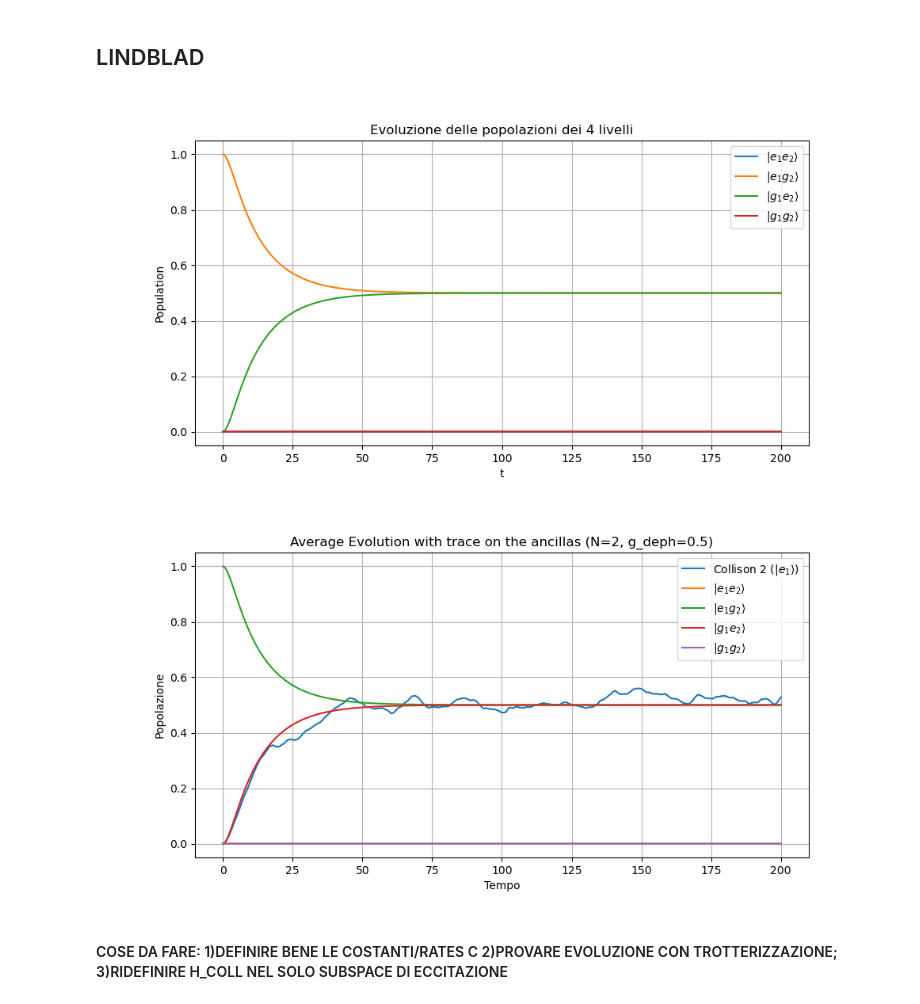
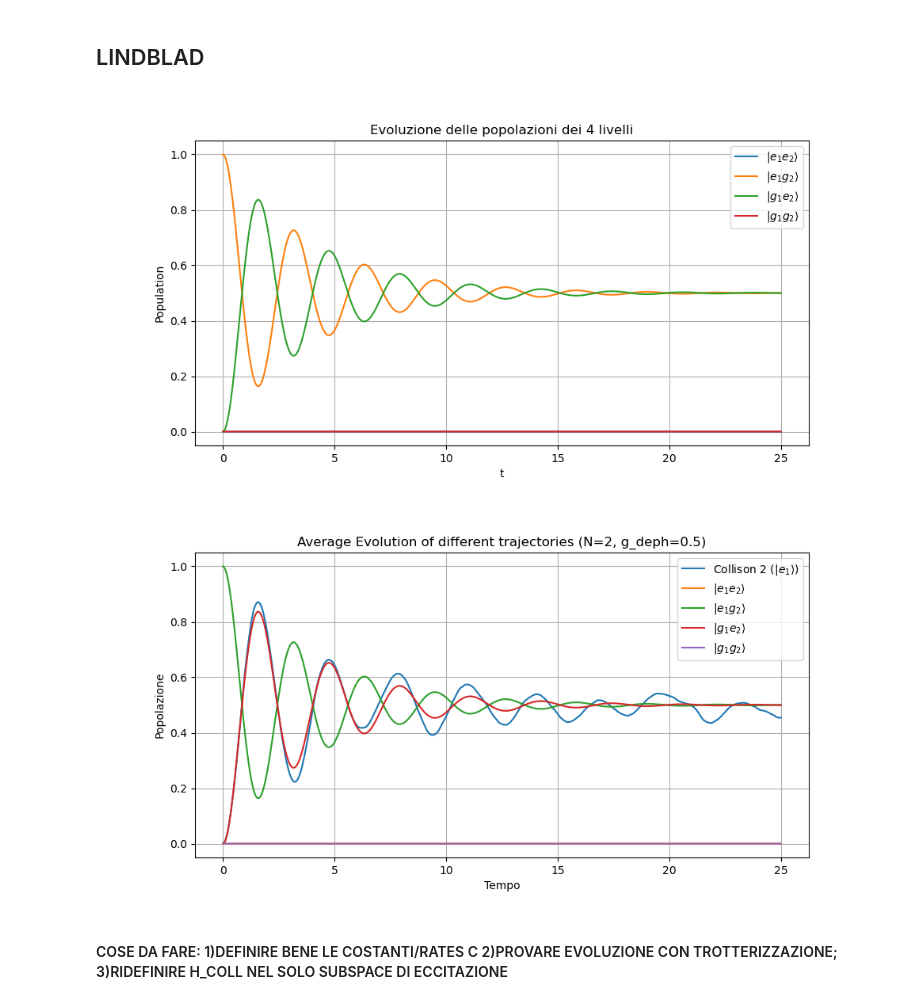
Before and after one commit to francescociavarella/Collisional-Methods, a Jupyter notebook: Codes/Exciton Dimer.ipynb, the cells around one changed output. Cells and saved outputs as stored; diff of their text form; code cells hidden in the pictures.

```diff
--- a/Codes/Exciton Dimer.ipynb
+++ b/Codes/Exciton Dimer.ipynb
@@ -482,12 +482,12 @@ Let's first define the Hamiltonian $ \mathcal{H}_{CM} $ using a single ancilla $
 # %%
 # System's Parameters
 N_site = 2              # Number of sites
-V_pot = 0.1           # Hopping Potential
+V_pot = 1.0           # Hopping Potential
 E = 1.5 + np.random.randn(N_site)*0.1     #random inizialization of the system energies
 
 # Time Evolution Parameters
 dt = 0.001          # Time step
-tf = 200.0          # Final Time
+tf = 25.0          # Final Time
 steps = int(tf / dt) # Number of steps
 times = np.linspace(0, tf, steps)
 
@@ -805,7 +805,7 @@ plt.show()
 # %% [markdown]
 ## LINDBLAD
 # %%
-V_pot=0.1
+V_pot=1.0
 H = system_Hamiltonian(N_site, E, V_pot, mode="complete")
 psi_sys_initial = tensor(basis(2, 0), basis(2, 1)) # I set the population only in site 2
 rho = ket2dm(psi_sys_initial)
@@ -835,21 +835,21 @@ ax.grid(True)
 ax.set_title('Evoluzione delle popolazioni dei 4 livelli')
 plt.show()
 # %% [output]
-[figure, old version]
+[figure, new version]
 # %%
-# confronto Linbald e MC medio co traccia su ancilla
+
 fig6, ax = plt.subplots(figsize=(10,5))
 ax.plot(times_plot, average_pop[0, :], label=r'Collison 2 ($|e_1\rangle$)')
 for i, label in enumerate([r'$|e_1e_2\rangle$', r'$|e_1g_2\rangle$',
                            r'$|g_1e_2\rangle$', r'$|g_1g_2\rangle$']):
     ax.plot(times, np.real(rho_list_diag[:, i, i]), label=label)
 ax.set_xlabel('Tempo')
 ax.set_ylabel('Popolazione')
-ax.set_title(f'Average Evolution with trace on the ancillas (N={N_site}, g_deph={g_deph})')
+ax.set_title(f'Average Evolution of different trajectories (N={N_site}, g_deph={g_deph})')
 ax.legend()
 ax.grid(True)
 plt.show()
 # %% [output]
-[figure, old version]
+[figure, new version]
 # %% [markdown]
 #### COSE DA FARE: 1)DEFINIRE BENE LE COSTANTI/RATES C 2)PROVARE EVOLUZIONE CON TROTTERIZZAZIONE; 3)RIDEFINIRE H_COLL NEL SOLO SUBSPACE DI ECCITAZIONE
```
Also changed, not shown: parts of 7 cells of this notebook, 1 other file.
